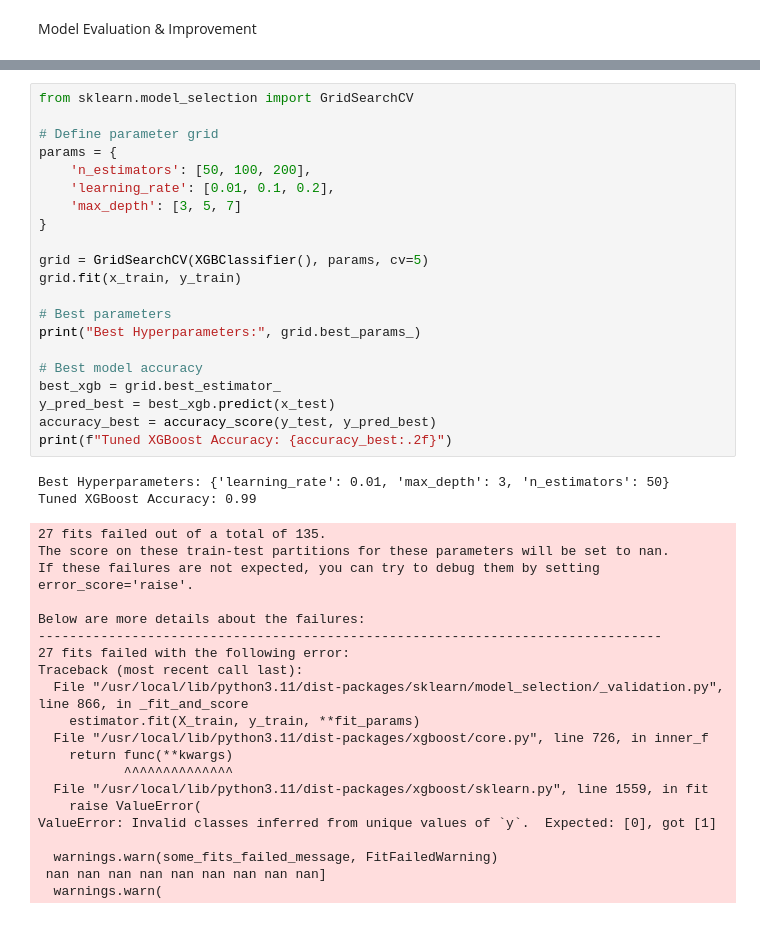
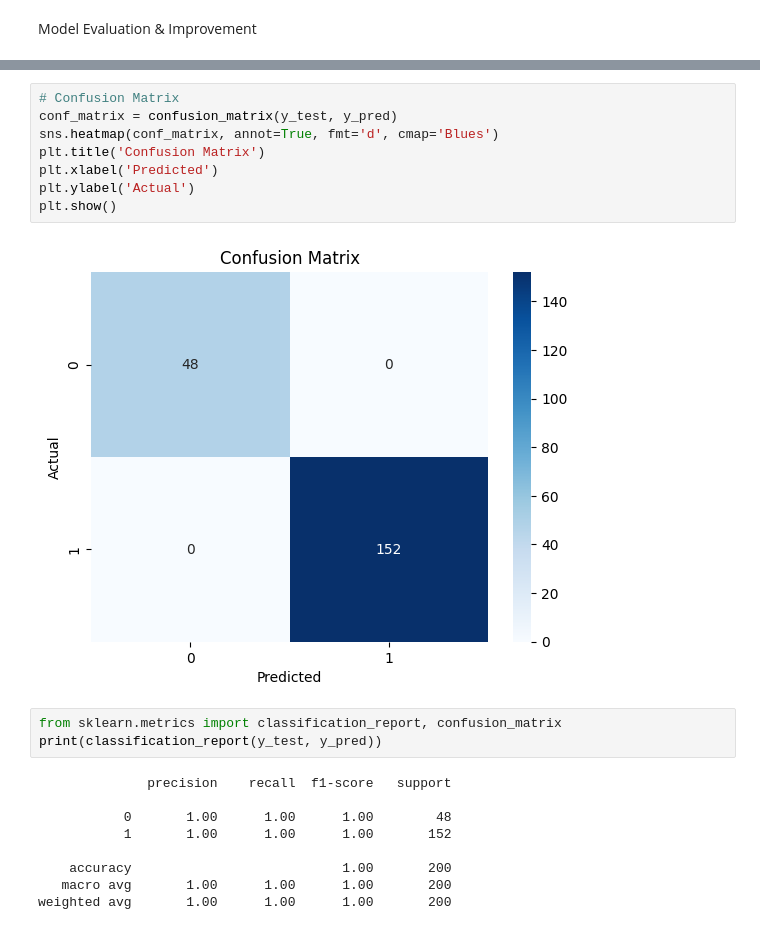
Before and after one commit to anushka1947/Machine-Learning, a Jupyter notebook: Missile_Data_Analysis_&_Prediction_Using_ML.ipynb, the cells around one changed output, grey strips where cells are left out. Cells and saved outputs as stored; diff of their text form.

```diff
--- a/Missile_Data_Analysis_&_Prediction_Using_ML.ipynb
+++ b/Missile_Data_Analysis_&_Prediction_Using_ML.ipynb
@@ -209,44 +158,22 @@ weighted avg       0.98      0.99      0.99       100
-# %%
-from sklearn.model_selection import GridSearchCV
-
-# Define parameter grid
-params = {
-    'n_estimators': [50, 100, 200],
-    'learning_rate': [0.01, 0.1, 0.2],
-    'max_depth': [3, 5, 7]
-}
-
-grid = GridSearchCV(XGBClassifier(), params, cv=5)
-grid.fit(x_train, y_train)
-
-# Best parameters
-print("Best Hyperparameters:", grid.best_params_)
-
-# Best model accuracy
-best_xgb = grid.best_estimator_
-y_pred_best = best_xgb.predict(x_test)
-accuracy_best = accuracy_score(y_test, y_pred_best)
-print(f"Tuned XGBoost Accuracy: {accuracy_best:.2f}")
-# %% [output]
-Best Hyperparameters: {'learning_rate': 0.01, 'max_depth': 3, 'n_estimators': 50}
-Tuned XGBoost Accuracy: 0.99
-27 fits failed out of a total of 135.
-The score on these train-test partitions for these parameters will be set to nan.
-If these failures are not expected, you can try to debug them by setting error_score='raise'.
-
-Below are more details about the failures:
---------------------------------------------------------------------------------
-27 fits failed with the following error:
-Traceback (most recent call last):
-  File "/usr/local/lib/python3.11/dist-packages/sklearn/model_selection/_validation.py", line 866, in _fit_and_score
-    estimator.fit(X_train, y_train, **fit_params)
-  File "/usr/local/lib/python3.11/dist-packages/xgboost/core.py", line 726, in inner_f
-    return func(**kwargs)
-           ^^^^^^^^^^^^^^
-  File "/usr/local/lib/python3.11/dist-packages/xgboost/sklearn.py", line 1559, in fit
-    raise ValueError(
-ValueError: Invalid classes inferred from unique values of `y`.  Expected: [0], got [1]
-
-  warnings.warn(some_fits_failed_message, FitFailedWarning)
- nan nan nan nan nan nan nan nan nan]
-  warnings.warn(
+# %%
+# Confusion Matrix
+conf_matrix = confusion_matrix(y_test, y_pred)
+sns.heatmap(conf_matrix, annot=True, fmt='d', cmap='Blues')
+plt.title('Confusion Matrix')
+plt.xlabel('Predicted')
+plt.ylabel('Actual')
+plt.show()
+# %% [output]
+[figure, added]
+# %%
+from sklearn.metrics import classification_report, confusion_matrix
+print(classification_report(y_test, y_pred))
+# %% [output]
+              precision    recall  f1-score   support
+
+           0       1.00      1.00      1.00        48
+           1       1.00      1.00      1.00       152
+
+    accuracy                           1.00       200
+   macro avg       1.00      1.00      1.00       200
+weighted avg       1.00      1.00      1.00       200
```
Also changed, not shown: parts of 25 cells of this notebook.
